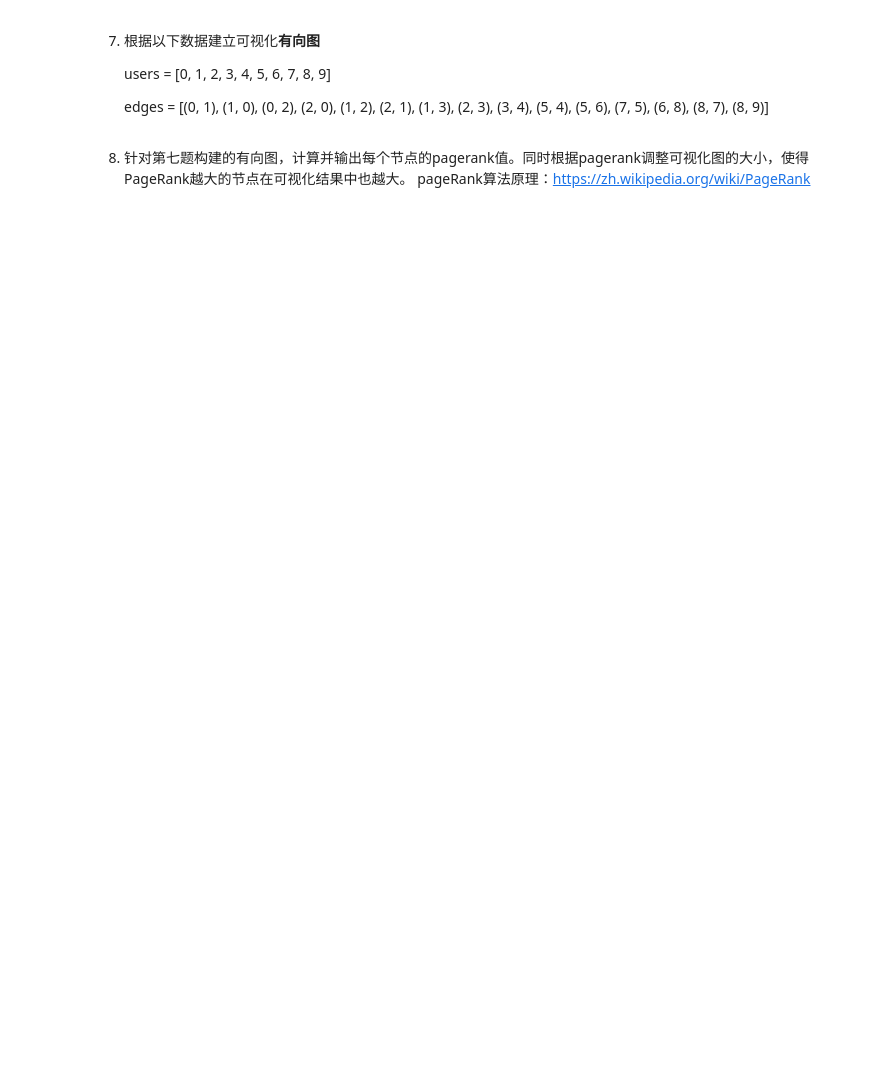
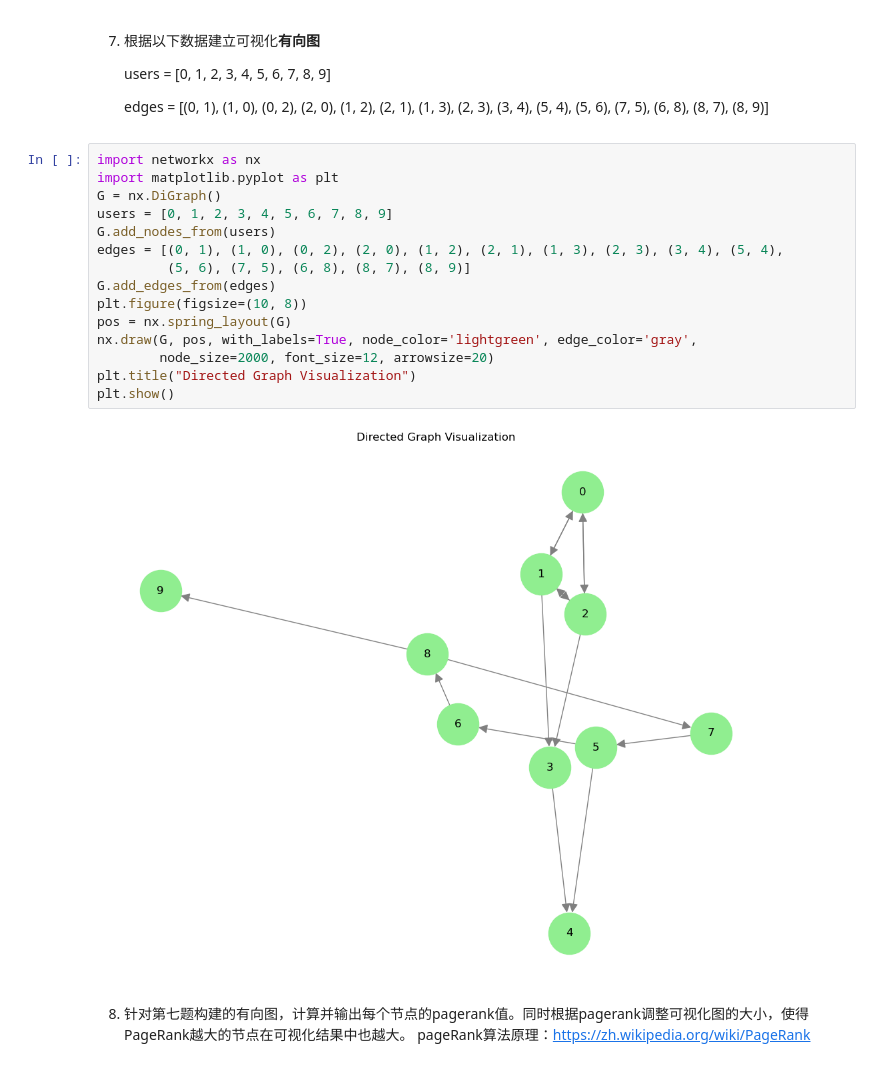
Before and after one commit to Jiu-956/Homework, a Jupyter notebook: src/Homework6.ipynb, the cells around one changed output. Saved outputs shown, nothing was run; the diff lists cells and outputs as text; blank space fills up the shorter version.

```diff
--- a/src/Homework6.ipynb
+++ b/src/Homework6.ipynb
@@ -45,6 +163,23 @@ FileNotFoundError: [Errno 2] No such file or directory: 'D:\\GIT1\\Homework\\src
     edges = [(0, 1), (1, 0), (0, 2), (2, 0), (1, 2),
                 (2, 1), (1, 3), (2, 3), (3, 4), (5, 4),
                 (5, 6), (7, 5), (6, 8), (8, 7), (8, 9)]
+# %%
+import networkx as nx
+import matplotlib.pyplot as plt
+G = nx.DiGraph()
+users = [0, 1, 2, 3, 4, 5, 6, 7, 8, 9]
+G.add_nodes_from(users)
+edges = [(0, 1), (1, 0), (0, 2), (2, 0), (1, 2), (2, 1), (1, 3), (2, 3), (3, 4), (5, 4),
+         (5, 6), (7, 5), (6, 8), (8, 7), (8, 9)]
+G.add_edges_from(edges)
+plt.figure(figsize=(10, 8))
+pos = nx.spring_layout(G)
+nx.draw(G, pos, with_labels=True, node_color='lightgreen', edge_color='gray',
+        node_size=2000, font_size=12, arrowsize=20)
+plt.title("Directed Graph Visualization")
+plt.show()
+# %% [output]
+[figure, added]
 # %% [markdown]
 8. 针对第七题构建的有向图，计算并输出每个节点的pagerank值。同时根据pagerank调整可视化图的大小，使得PageRank越大的节点在可视化结果中也越大。
     pageRank算法原理：https://zh.wikipedia.org/wiki/PageRank
```
Also changed, not shown: parts of 7 cells of this notebook.
